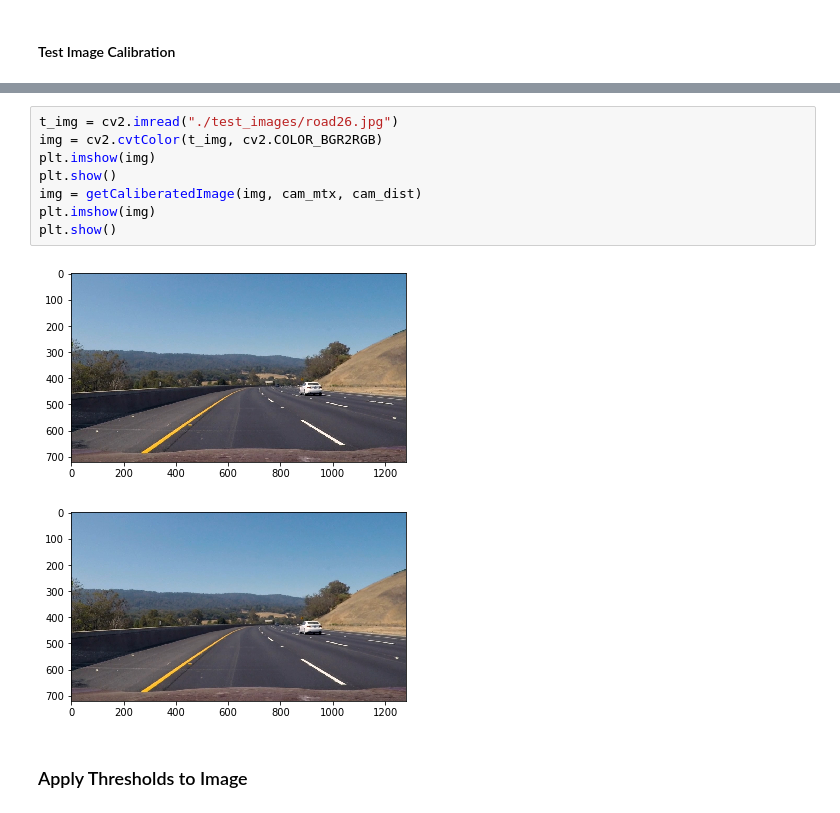
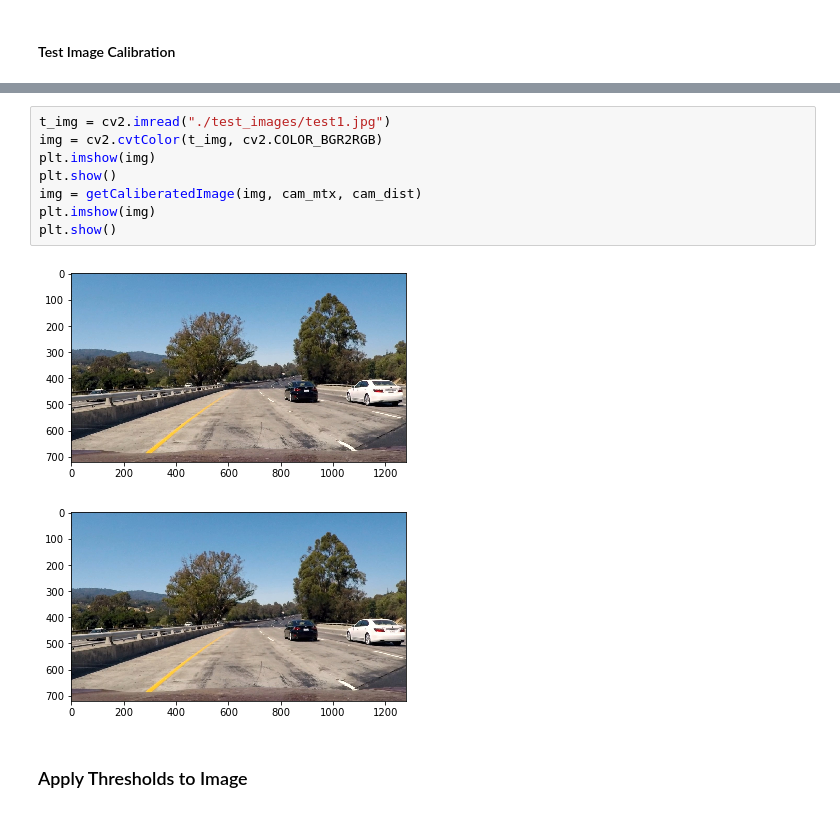
Before and after one commit to rahul1593/Advanced-Lane-Finding, a Jupyter notebook: Proto1.ipynb, the cells around one changed output, grey strips where cells are left out. Cells and saved outputs as stored; diff of their text form.

```diff
--- a/Proto1.ipynb
+++ b/Proto1.ipynb
@@ -308,14 +295,14 @@ plt.show()
 # %%
-t_img = cv2.imread("./test_images/road26.jpg")
+t_img = cv2.imread("./test_images/test1.jpg")
 img = cv2.cvtColor(t_img, cv2.COLOR_BGR2RGB)
 plt.imshow(img)
 plt.show()
 img = getCaliberatedImage(img, cam_mtx, cam_dist)
 plt.imshow(img)
 plt.show()
 # %% [output]
-[figure, old version]
+[figure, new version]
-[figure, old version]
+[figure, new version]
 # %% [markdown]
 ### Apply Thresholds to Image
 # %%
```
Also changed, not shown: parts of 11 cells of this notebook.
